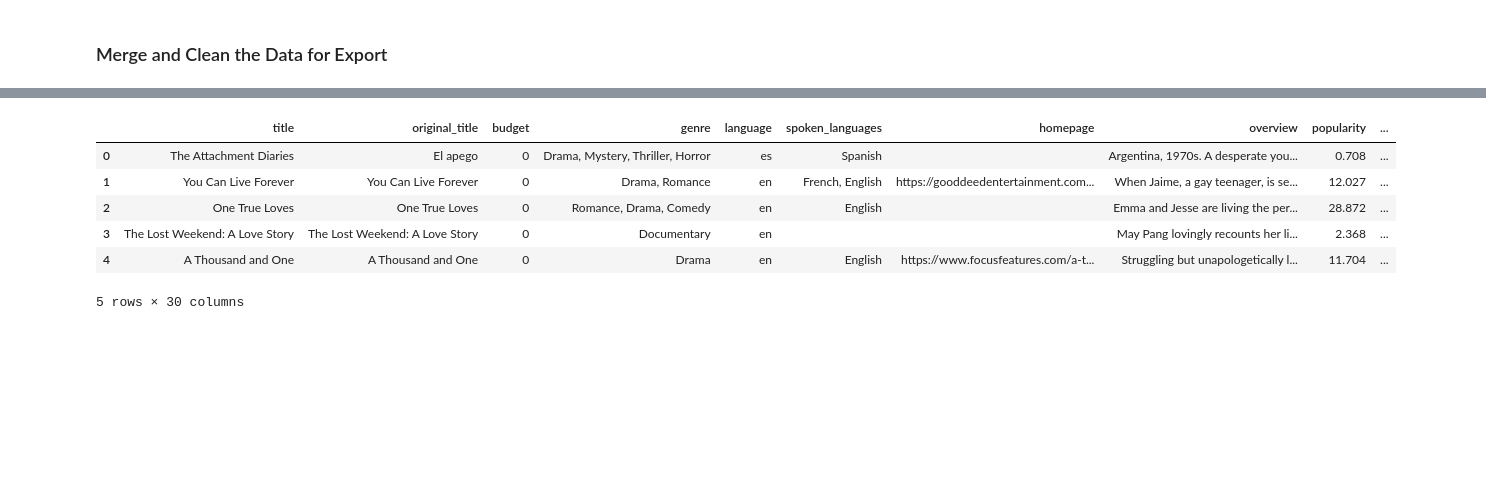
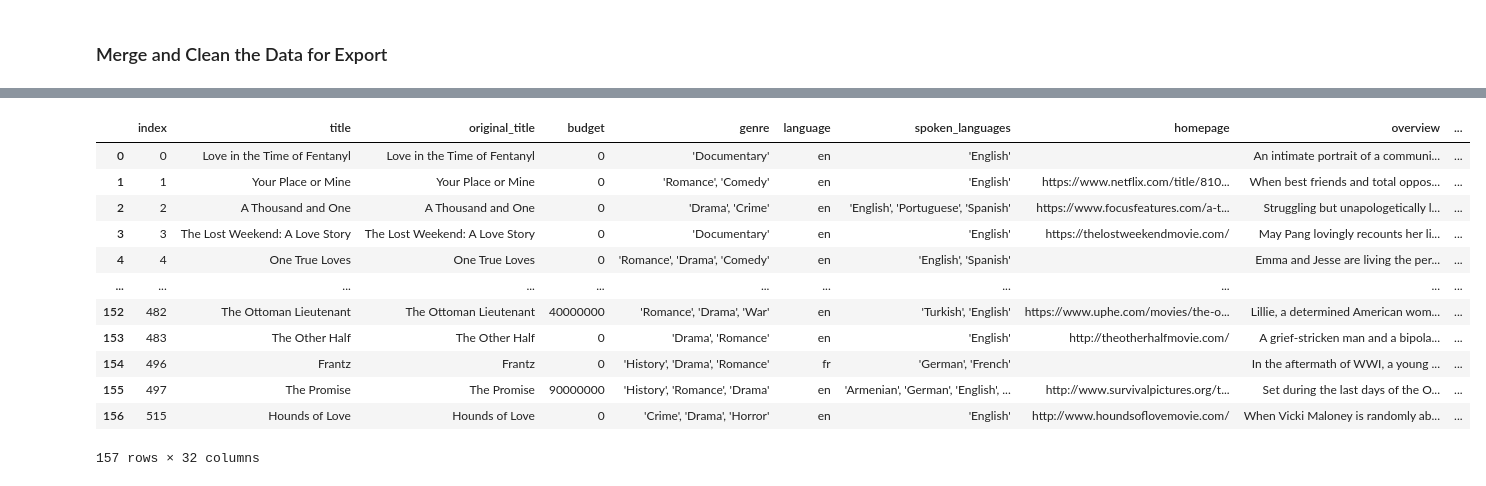
Before and after one commit to ballen614/data-sourcing-challenge, a Jupyter notebook: retrieve_movie_data.ipynb, the cells around one changed output, grey strips where cells are left out. Saved outputs shown, nothing was run; the diff lists cells and outputs as text; code cells hidden in the pictures; blank space fills up the shorter version.

Commit message:
forgot to upload last change

```diff
--- a/retrieve_movie_data.ipynb
+++ b/retrieve_movie_data.ipynb
@@ -386,19 +386,21 @@ movies_df
 # %%
 # Remove list brackets and quotation marks on the columns containing lists
 # Create a list of the columns that need fixing
-
+columns_to_fix = ["genre","spoken_languages"]
 
 # Create a list of characters to remove
-
+characters_to_remove = "[]"
 
 # Loop through the list of columns to fix
-
+for column in columns_to_fix :
     # Convert the column to type 'str'
-
+    movies_df[column] = movies_df[column].astype(str)
 
     # Loop through characters to remove
-
+    movies_df[column] = movies_df[column].str.replace('[', '')
+    movies_df[column] = movies_df[column].str.replace(']', '')
 
 # Display the fixed DataFrame
+movies_df.head(5)
 # %% [output]
 |  | title | original_title | budget | genre | language | spoken_languages | homepage | overview | popularity | ... |
@@ -413,12 +430,20 @@ movies_df
 # %%
 # Delete duplicate rows and reset index
+filtered_movies_df = movies_df.drop_duplicates(subset="title", keep="first")
+filtered_movies_df.reset_index()
 # %% [output]
-|  | title | original_title | budget | genre | language | spoken_languages | homepage | overview | popularity | ... |
-| 0 | The Attachment Diaries | El apego | 0 | Drama, Mystery, Thriller, Horror | es | Spanish |  | Argentina, 1970s. A desperate you... | 0.708 | ... |
-| 1 | You Can Live Forever | You Can Live Forever | 0 | Drama, Romance | en | French, English | https://gooddeedentertainment.com... | When Jaime, a gay teenager, is se... | 12.027 | ... |
-| 2 | One True Loves | One True Loves | 0 | Romance, Drama, Comedy | en | English |  | Emma and Jesse are living the per... | 28.872 | ... |
-| 3 | The Lost Weekend: A Love Story | The Lost Weekend: A Love Story | 0 | Documentary | en |  |  | May Pang lovingly recounts her li... | 2.368 | ... |
-| 4 | A Thousand and One | A Thousand and One | 0 | Drama | en | English | https://www.focusfeatures.com/a-t... | Struggling but unapologetically l... | 11.704 | ... |
+|  | index | title | original_title | budget | genre | language | spoken_languages | homepage | overview | ... |
+| 0 | 0 | Love in the Time of Fentanyl | Love in the Time of Fentanyl | 0 | 'Documentary' | en | 'English' |  | An intimate portrait of a communi... | ... |
+| 1 | 1 | Your Place or Mine | Your Place or Mine | 0 | 'Romance', 'Comedy' | en | 'English' | https://www.netflix.com/title/810... | When best friends and total oppos... | ... |
+| 2 | 2 | A Thousand and One | A Thousand and One | 0 | 'Drama', 'Crime' | en | 'English', 'Portuguese', 'Spanish' | https://www.focusfeatures.com/a-t... | Struggling but unapologetically l... | ... |
+| 3 | 3 | The Lost Weekend: A Love Story | The Lost Weekend: A Love Story | 0 | 'Documentary' | en | 'English' | https://thelostweekendmovie.com/ | May Pang lovingly recounts her li... | ... |
+| 4 | 4 | One True Loves | One True Loves | 0 | 'Romance', 'Drama', 'Comedy' | en | 'English', 'Spanish' |  | Emma and Jesse are living the per... | ... |
+| ... | ... | ... | ... | ... | ... | ... | ... | ... | ... | ... |
+| 152 | 482 | The Ottoman Lieutenant | The Ottoman Lieutenant | 40000000 | 'Romance', 'Drama', 'War' | en | 'Turkish', 'English' | https://www.uphe.com/movies/the-o... | Lillie, a determined American wom... | ... |
+| 153 | 483 | The Other Half | The Other Half | 0 | 'Drama', 'Romance' | en | 'English' | http://theotherhalfmovie.com/ | A grief-stricken man and a bipola... | ... |
+| 154 | 496 | Frantz | Frantz | 0 | 'History', 'Drama', 'Romance' | fr | 'German', 'French' |  | In the aftermath of WWI, a young ... | ... |
+| 155 | 497 | The Promise | The Promise | 90000000 | 'History', 'Romance', 'Drama' | en | 'Armenian', 'German', 'English', ... | http://www.survivalpictures.org/t... | Set during the last days of the O... | ... |
+| 156 | 515 | Hounds of Love | Hounds of Love | 0 | 'Crime', 'Drama', 'Horror' | en | 'English' | http://www.houndsoflovemovie.com/ | When Vicki Maloney is randomly ab... | ... |
-5 rows × 30 columns
+157 rows × 32 columns
 # %%
 # Export data to CSV without the index
```
Also changed, not shown: parts of 8 cells of this notebook.
